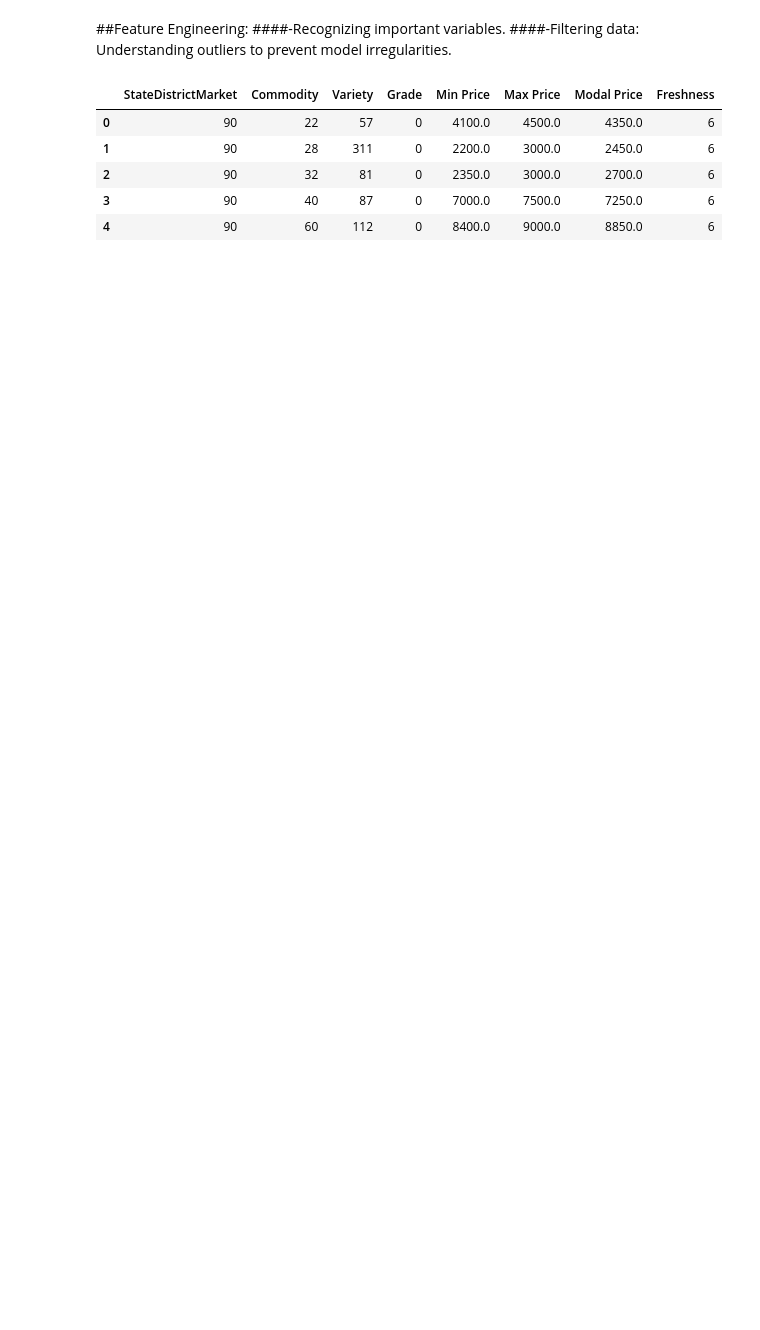
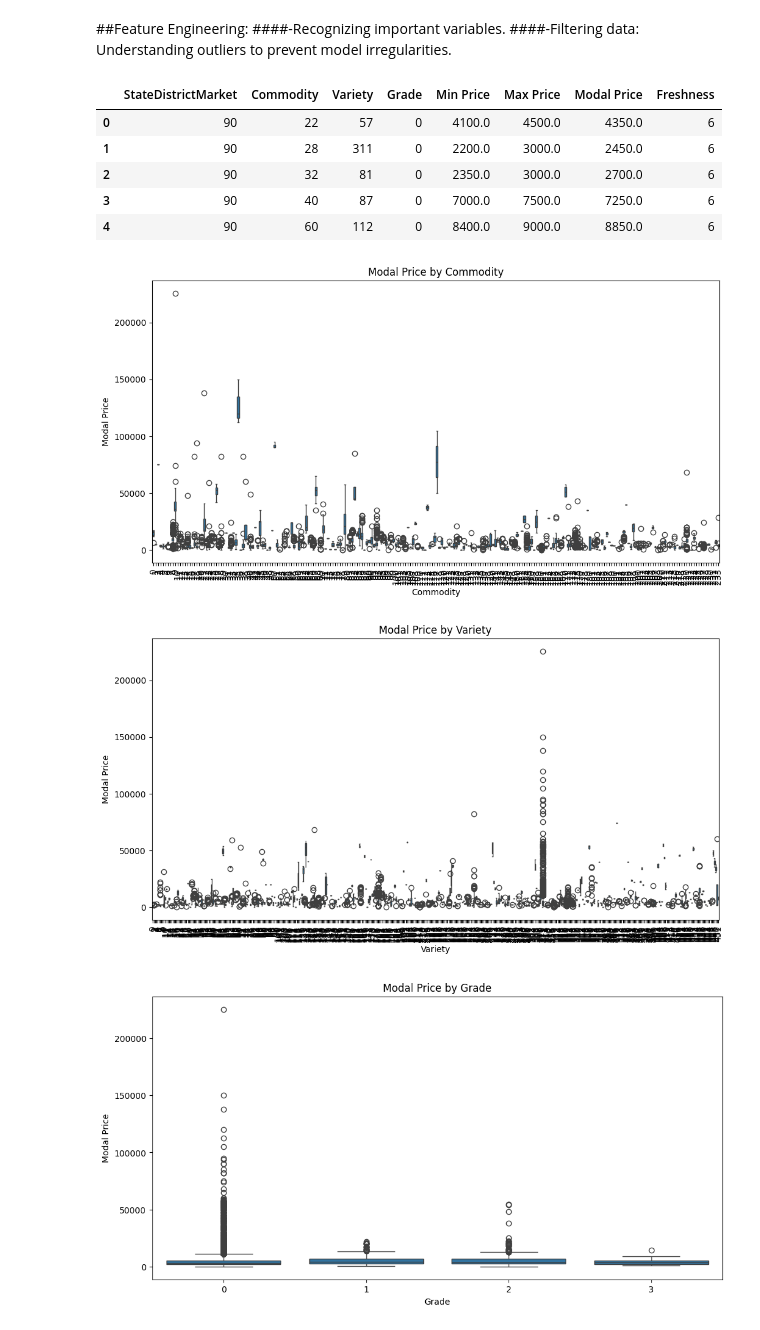
Before and after one commit to Saurav-exe/IMPACTX, a Jupyter notebook: Feature_Engineering.ipynb, the cells around one changed output. Cells and saved outputs as stored; diff of their text form; code cells hidden in the pictures; blank space fills up the shorter version.

```diff
--- a/Feature_Engineering.ipynb
+++ b/Feature_Engineering.ipynb
@@ -16,4 +18,35 @@ display(df.head())
 | 2 | 90 | 32 | 81 | 0 | 2350.0 | 3000.0 | 2700.0 | 6 |
 | 3 | 90 | 40 | 87 | 0 | 7000.0 | 7500.0 | 7250.0 | 6 |
 | 4 | 90 | 60 | 112 | 0 | 8400.0 | 9000.0 | 8850.0 | 6 |
+# %%
+
+# Box plot: Modal Price by Commodity
+plt.figure(figsize=(12, 6))
+sns.boxplot(x='Commodity', y='Modal Price', data=df)
+plt.xlabel('Commodity')
+plt.ylabel('Modal Price')
+plt.title('Modal Price by Commodity')
+plt.xticks(rotation=90)
+plt.show()
+
+# Box plot: Modal Price by Variety
+plt.figure(figsize=(12, 6))
+sns.boxplot(x='Variety', y='Modal Price', data=df)
+plt.xlabel('Variety')
+plt.ylabel('Modal Price')
+plt.title('Modal Price by Variety')
+plt.xticks(rotation=90)
+plt.show()
+
+# Box plot: Modal Price by Grade
+plt.figure(figsize=(12, 6))
+sns.boxplot(x='Grade', y='Modal Price', data=df)
+plt.xlabel('Grade')
+plt.ylabel('Modal Price')
+plt.title('Modal Price by Grade')
+plt.show()
+# %% [output]
+[figure, added]
+[figure, added]
+[figure, added]
 # %%
```
Also changed, not shown: parts of 3 cells of this notebook.
